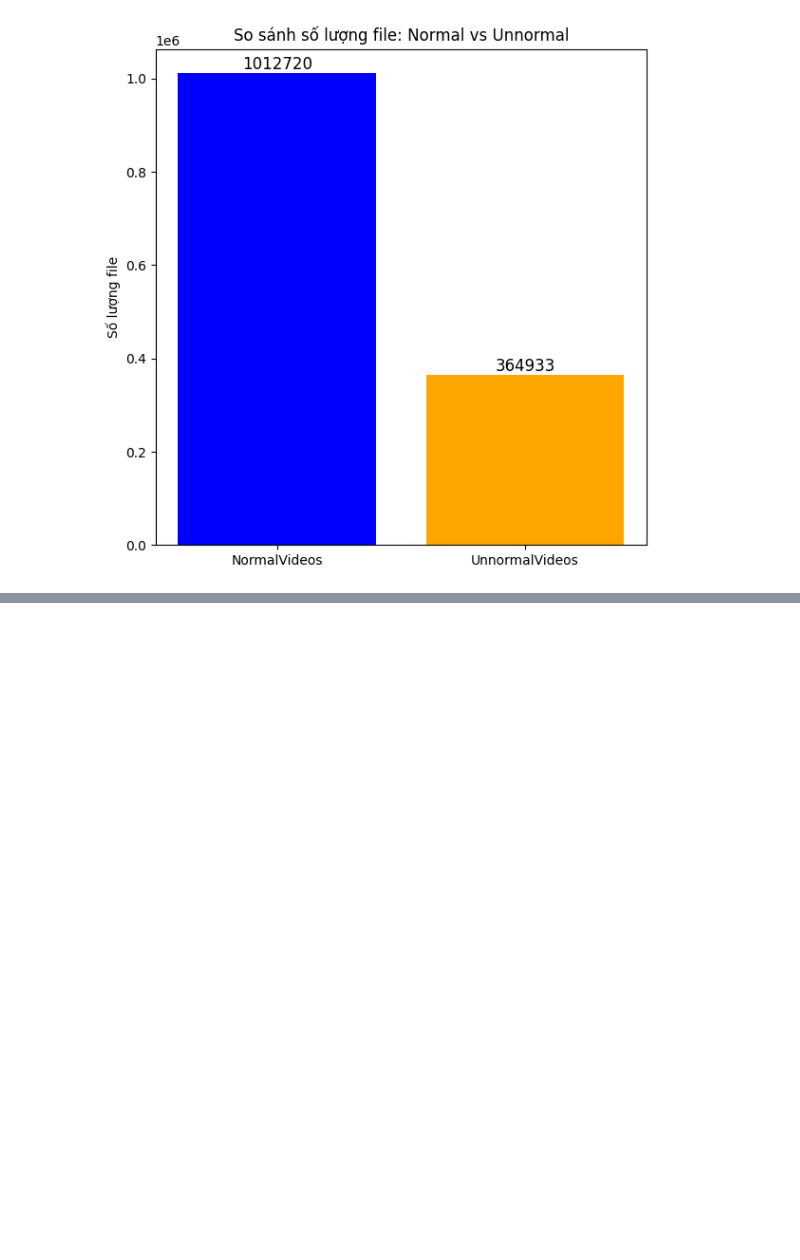
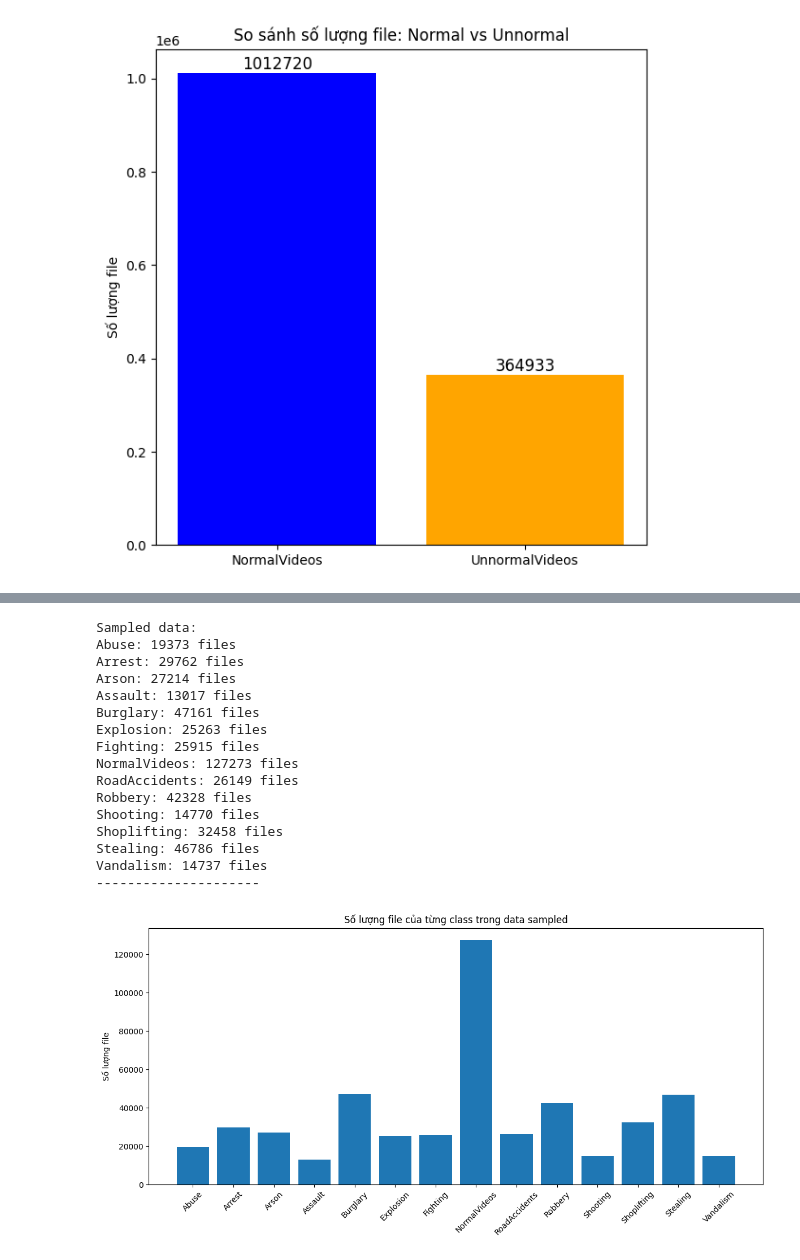
Before and after one commit to ngo-xuan-vinh-102220047/PBL6_KHDL_TTNT, a Jupyter notebook: data_download.ipynb, the cells around one changed output, grey strips where cells are left out. Cells and saved outputs as stored; diff of their text form; code cells hidden in the pictures; blank space fills up the shorter version.

```diff
--- a/data_download.ipynb
+++ b/data_download.ipynb
@@ -207,0 +249,42 @@ print(f"Sampled {test_sample_size} files to {dst_test_dir}")
+# %%
+import os
+import matplotlib.pyplot as plt
+
+data_sampled_dir = "data_raw"
+classes = os.listdir(data_sampled_dir)
+counts = []
+
+print("Sampled data:")
+for cls in classes:
+    cls_dir = os.path.join(data_sampled_dir, cls)
+    if os.path.isdir(cls_dir):
+        num_files = len(os.listdir(cls_dir))
+        counts.append(num_files)
+        print(f"{cls}: {num_files} files")
+print('---------------------')
+# Vẽ biểu đồ
+plt.figure(figsize=(12,6))
+plt.bar(classes, counts)
+plt.xticks(rotation=45)
+plt.ylabel("Số lượng file")
+plt.title("Số lượng file của từng class trong data sampled")
+plt.tight_layout()
+plt.show()
+# %% [output]
+Sampled data:
+Abuse: 19373 files
+Arrest: 29762 files
+Arson: 27214 files
+Assault: 13017 files
+Burglary: 47161 files
+Explosion: 25263 files
+Fighting: 25915 files
+NormalVideos: 127273 files
+RoadAccidents: 26149 files
+Robbery: 42328 files
+Shooting: 14770 files
+Shoplifting: 32458 files
+Stealing: 46786 files
+Vandalism: 14737 files
+---------------------
+[figure, added]
```
Also changed, not shown: parts of 3 cells of this notebook.
